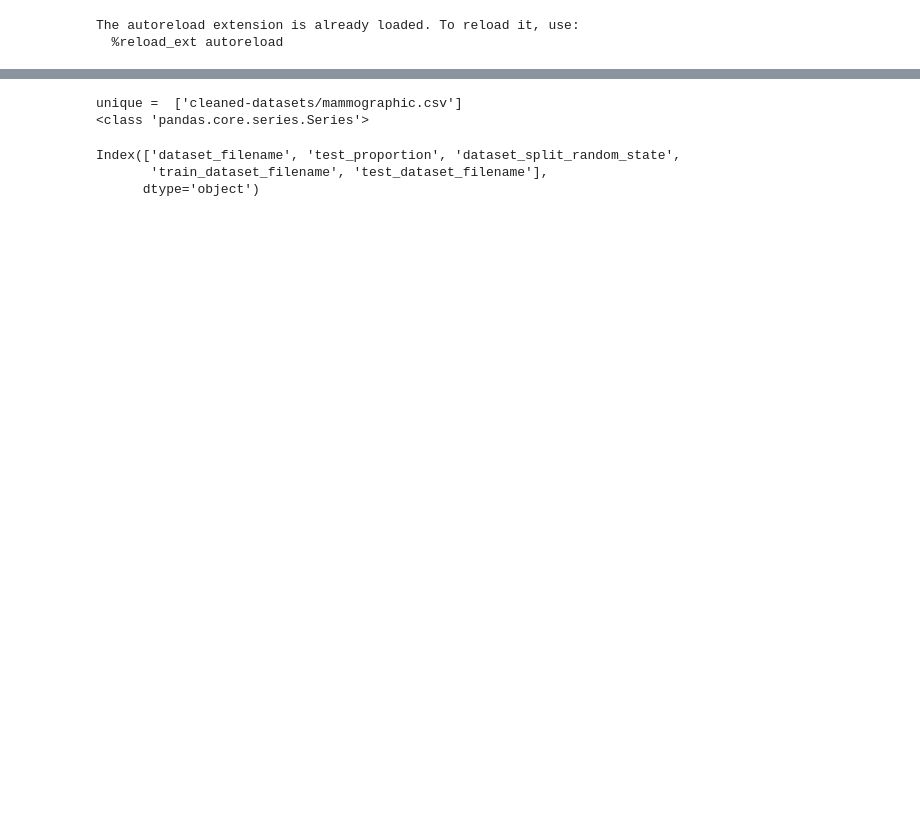
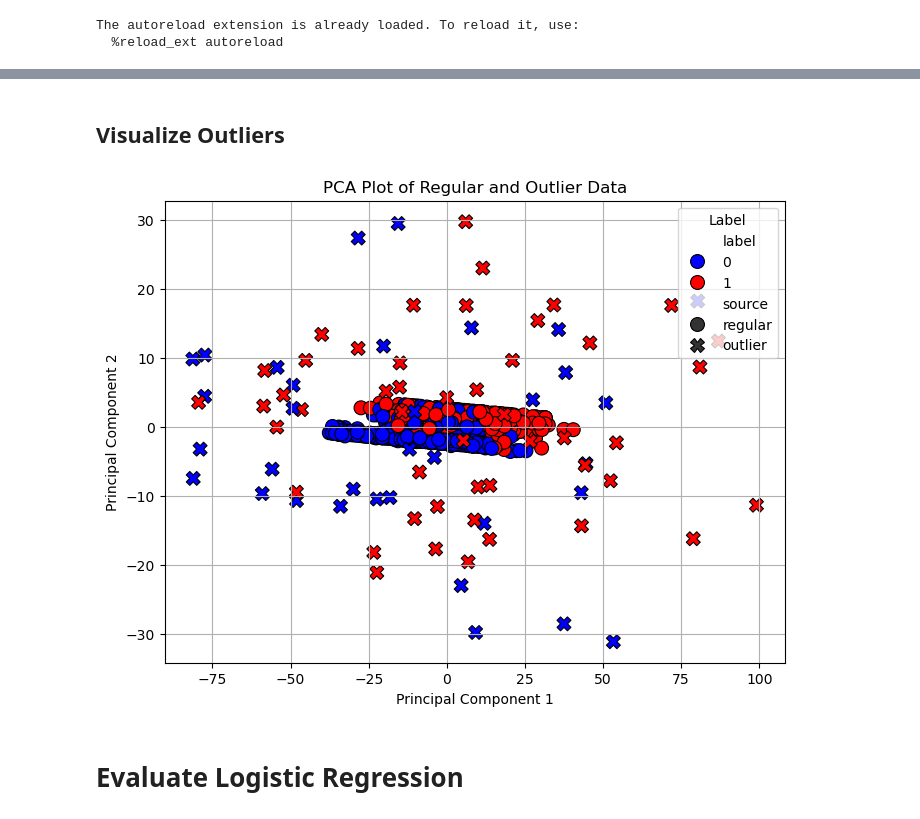
Before and after one commit to jackellishsieh/BoostingRounds, a Jupyter notebook: pipeline.ipynb, the cells around one changed output, grey strips where cells are left out. Cells and saved outputs as stored; diff of their text form; code cells hidden in the pictures; blank space fills up the shorter version.

```diff
--- a/pipeline.ipynb
+++ b/pipeline.ipynb
@@ -11,13 +46,50 @@ The autoreload extension is already loaded. To reload it, use:
 # %%
-df = pd.DataFrame([["cleaned-datasets/mammographic.csv", 0.3, 0]], columns=["dataset_filename", "test_proportion", "dataset_split_random_state"])
+# Import
+outlier_df = pd.read_csv("cleaned-datasets/mammographic/outlier_df.csv", index_col=0)
-# %%
-pipeline_functions.create_dataset_splits(df)
-# %% [output]
-unique =  ['cleaned-datasets/mammographic.csv']
-<class 'pandas.core.series.Series'>
-# %%
-df.columns
-# %% [output]
-Index(['dataset_filename', 'test_proportion', 'dataset_split_random_state',
-       'train_dataset_filename', 'test_dataset_filename'],
-      dtype='object')
+# %% [markdown]
+## Visualize Outliers
+# %%
+from sklearn.decomposition import PCA
+import seaborn as sns
+
+# Pick one with 0.10 outliers
+example_row = outlier_df[outlier_df["outlier_proportion"] == 0.10].iloc[0]
+
+example_genuine_df = pd.read_csv(example_row["dataset_filename"], index_col=0)
+example_outlier_df = pd.read_csv(example_row["outlier_dataset_filename"], index_col=0)
+
+# Add a new column to distinguish genuine from outlier
+example_genuine_df['source'] = 'regular'
+example_outlier_df['source'] = 'outlier'
+
+example_df = pd.concat([example_genuine_df, example_outlier_df], axis=0)
+
+# Extract X and y
+example_X = example_df.drop(columns=['label', 'source'])
+example_y = example_df['label']
+example_sources = example_df['source']
+
+# Apply PCA to reduce the features to 2 dimensions
+pca = PCA(n_components=2)
+example_X_pca = pca.fit_transform(example_X)
+
+# Create the plot
+plt.figure(figsize=(8, 6))
+
+# Plot genuine and outlier data with different markers and colors for label, using 'seaborn' color palette for the label distinction
+sns.scatterplot(x=example_X_pca[:, 0], y=example_X_pca[:, 1], hue=example_y, style=example_sources,
+                palette={0: 'blue', 1: 'red'},
+                markers={'regular': 'o', 'outlier': 'X'},
+                s=100, edgecolor='k')
+
+# Customize plot appearance
+plt.title('PCA Plot of Regular and Outlier Data')
+plt.xlabel('Principal Component 1')
+plt.ylabel('Principal Component 2')
+plt.legend(title='Label', loc='upper right')
+plt.grid(True)
+plt.show()
+# %% [output]
+[figure, added]
+# %% [markdown]
+# Evaluate Logistic Regression
```
Also changed, not shown: parts of 34 cells of this notebook.
